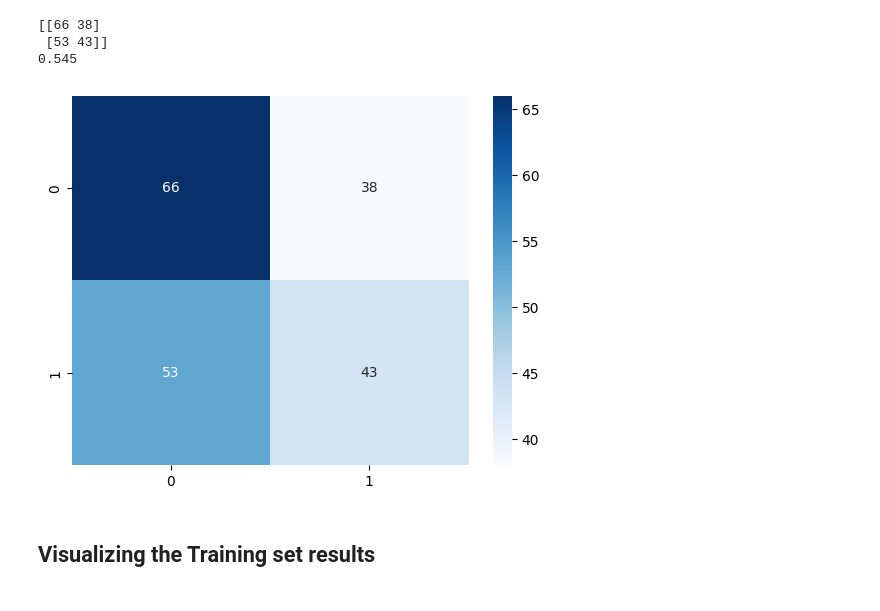
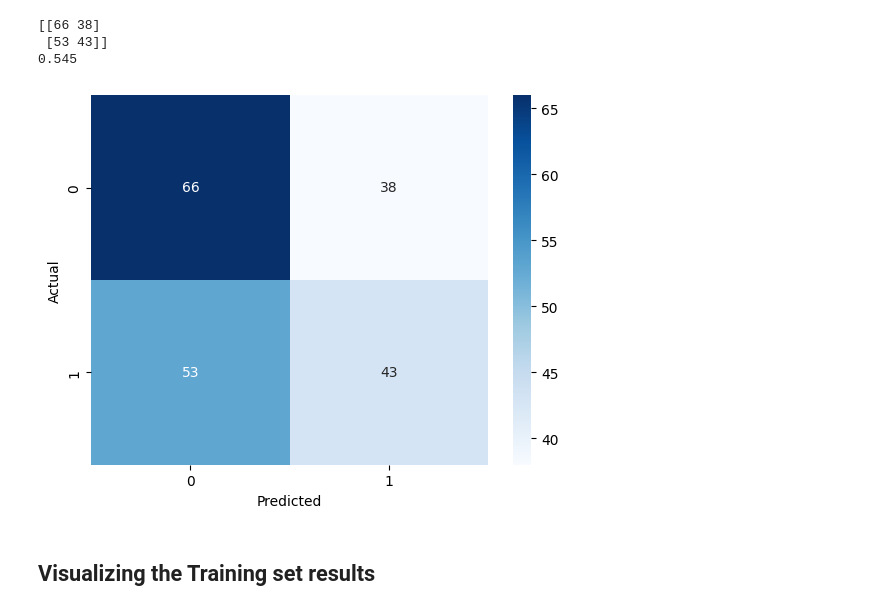
Before and after one commit to atharvadesai1/Datsets-Regressions-, a Jupyter notebook: regression_ml.ipynb, the cells around one changed output. Saved outputs shown, nothing was run; the diff lists cells and outputs as text; code cells hidden in the pictures.

```diff
--- a/regression_ml.ipynb
+++ b/regression_ml.ipynb
@@ -306,9 +306,11 @@ print(acc)
 # %%
 import seaborn as sns
 sns.heatmap(cfm,cmap="Blues",annot=True)
+plt.xlabel("Predicted")
+plt.ylabel("Actual")
 plt.show()
 # %% [output]
-[figure, old version]
+[figure, new version]
 # %% [markdown]
 ## **Visualizing the Training set results**
 # %%
```
